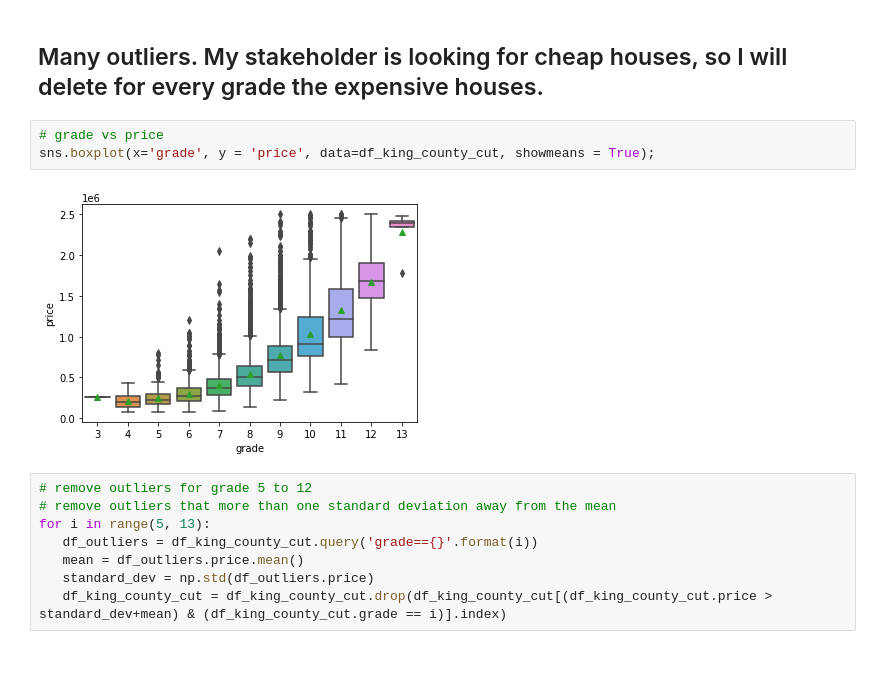
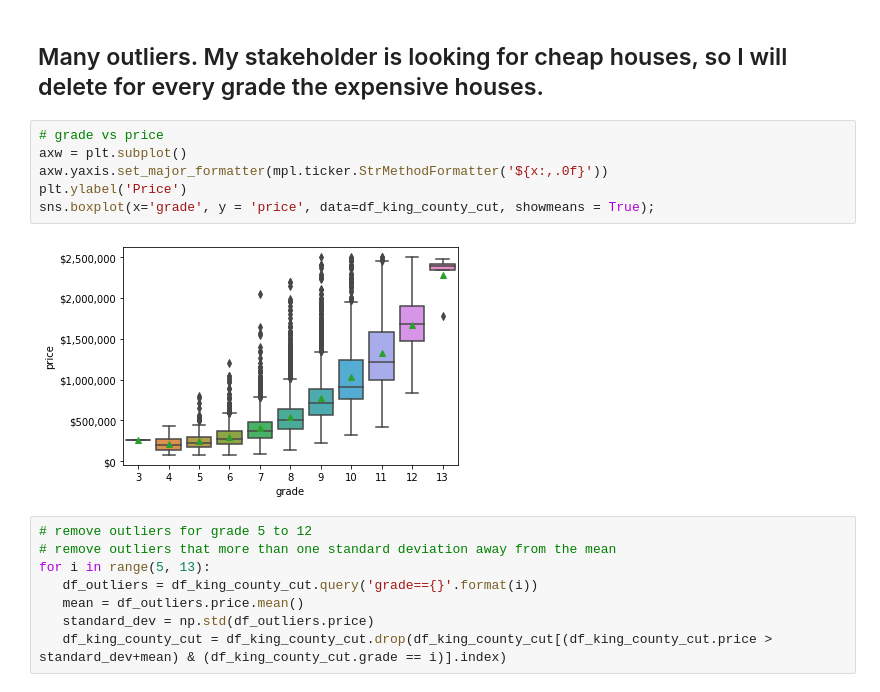
Before and after one commit to christine-berlin/house_price_predictions, a Jupyter notebook: notebooks/EDA.ipynb, the cells around one changed output. Saved outputs shown, nothing was run; the diff lists cells and outputs as text; blank space fills up the shorter version.

```diff
--- a/notebooks/EDA.ipynb
+++ b/notebooks/EDA.ipynb
@@ -285,9 +290,12 @@ df_king_county_cut.grade.max()
 ## Many outliers. My stakeholder is looking for cheap houses, so I will delete for every grade the expensive houses.
 # %%
 # grade vs price
+axw = plt.subplot()
+axw.yaxis.set_major_formatter(mpl.ticker.StrMethodFormatter('${x:,.0f}'))
+plt.ylabel('Price')
 sns.boxplot(x='grade', y = 'price', data=df_king_county_cut, showmeans = True);
 # %% [output]
-[figure, old version]
+[figure, new version]
 # %%
 # remove outliers for grade 5 to 12
 # remove outliers that more than one standard deviation away from the mean
```
Also changed, not shown: parts of 24 cells of this notebook.
